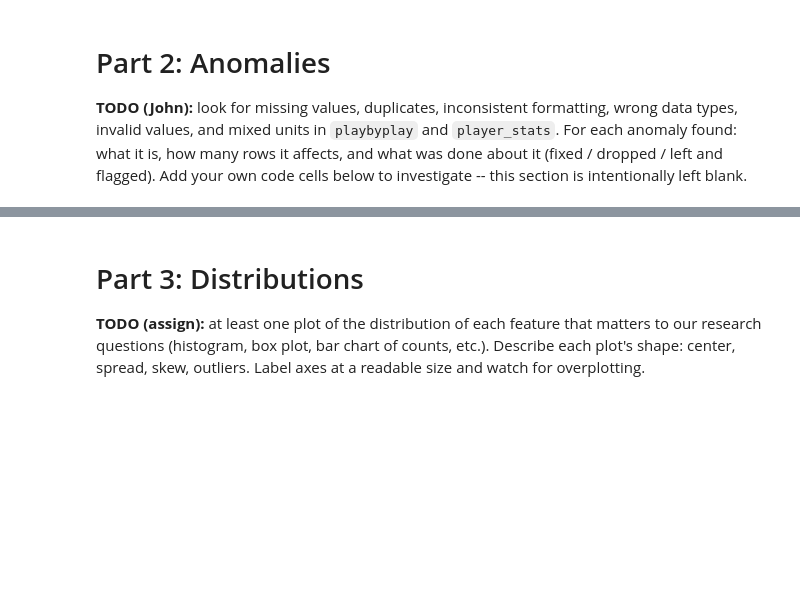
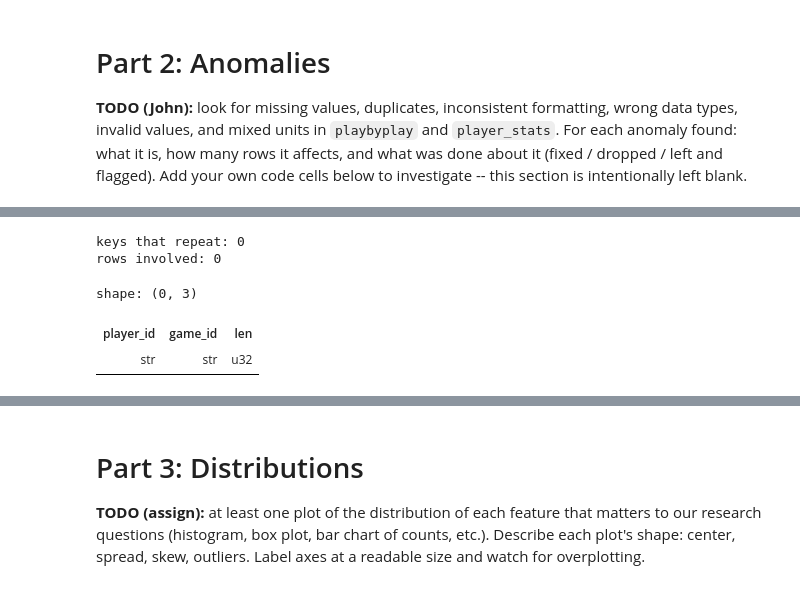
Before and after one commit to acimma3/cs418-football, a Jupyter notebook: eda.ipynb, the cells around one changed output, grey strips where cells are left out. Drawn from its saved outputs; the diff is of its cells as text; code cells hidden in the pictures; blank space fills up the shorter version.

```diff
--- a/eda.ipynb
+++ b/eda.ipynb
@@ -151,0 +247,14 @@ is intentionally left blank.
+# %%
+# find duplicated player_ids in player_stats
+key_cols = ["player_id", "game_id"]
+
+dupes = player_stats.group_by(key_cols).len().filter(pl.col("len") > 1)
+print("keys that repeat:", dupes.height)
+print("rows involved:", dupes["len"].sum() if dupes.height > 0 else 0)
+dupes.sort("len", descending=True).head(10)
+# %% [output]
+keys that repeat: 0
+rows involved: 0
+shape: (0, 3)
+| player_id | game_id | len |
+| str | str | u32 |
```
Also changed, not shown: parts of 12 cells of this notebook.
